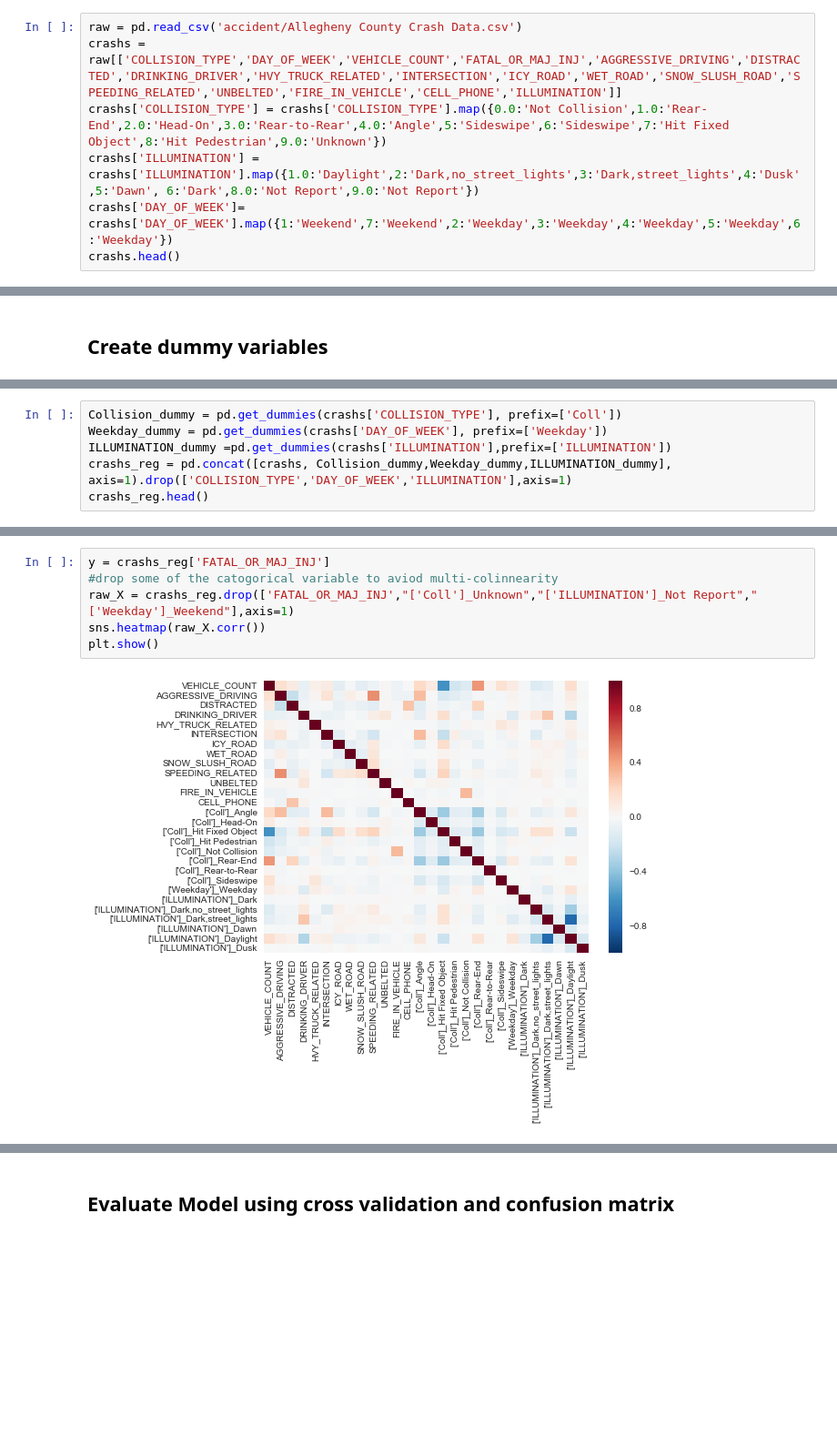
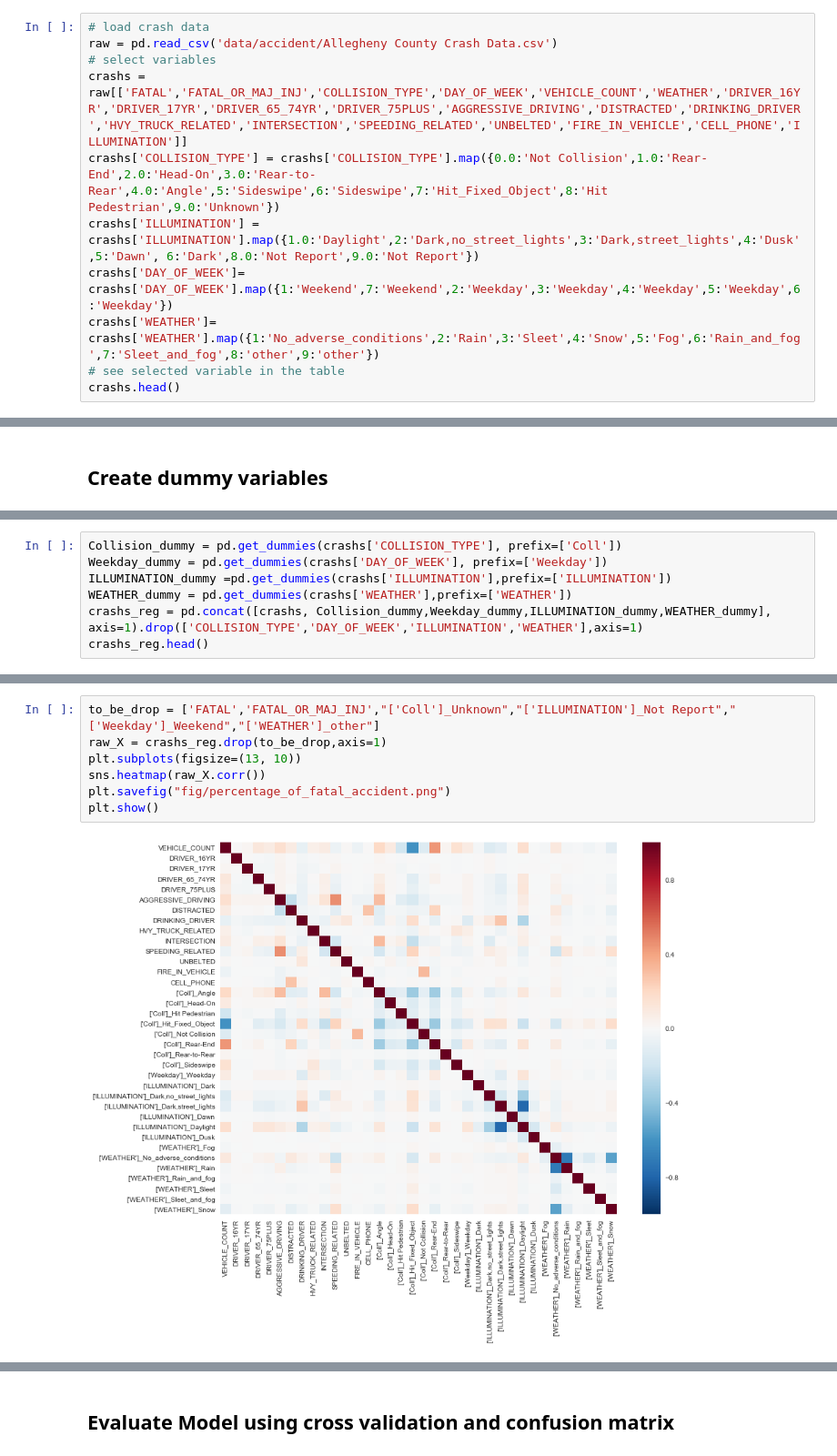
Before and after one commit to junemore/traffic-accidents-analysis, a Jupyter notebook: Notebook1_Logistic_Regression_on_Fatal_Accidents.ipynb, the cells around one changed output, grey strips where cells are left out. Shown at 91% size. Cells and saved outputs as stored; diff of their text form; blank space fills up the shorter version.

```diff
--- a/Notebook1_Logistic_Regression_on_Fatal_Accidents.ipynb
+++ b/Notebook1_Logistic_Regression_on_Fatal_Accidents.ipynb
@@ -17,8 +23,12 @@ warnings.filterwarnings('ignore')
 # %%
-raw = pd.read_csv('accident/Allegheny County Crash Data.csv')
-crashs = raw[['COLLISION_TYPE','DAY_OF_WEEK','VEHICLE_COUNT','FATAL_OR_MAJ_INJ','AGGRESSIVE_DRIVING','DISTRACTED','DRINKING_DRIVER','HVY_TRUCK_RELATED','INTERSECTION','ICY_ROAD','WET_ROAD','SNOW_SLUSH_ROAD','SPEEDING_RELATED','UNBELTED','FIRE_IN_VEHICLE','CELL_PHONE','ILLUMINATION']]
-crashs['COLLISION_TYPE'] = crashs['COLLISION_TYPE'].map({0.0:'Not Collision',1.0:'Rear-End',2.0:'Head-On',3.0:'Rear-to-Rear',4.0:'Angle',5:'Sideswipe',6:'Sideswipe',7:'Hit Fixed Object',8:'Hit Pedestrian',9.0:'Unknown'})
+# load crash data
+raw = pd.read_csv('data/accident/Allegheny County Crash Data.csv')
+# select variables
+crashs = raw[['FATAL','FATAL_OR_MAJ_INJ','COLLISION_TYPE','DAY_OF_WEEK','VEHICLE_COUNT','WEATHER','DRIVER_16YR','DRIVER_17YR','DRIVER_65_74YR','DRIVER_75PLUS','AGGRESSIVE_DRIVING','DISTRACTED','DRINKING_DRIVER','HVY_TRUCK_RELATED','INTERSECTION','SPEEDING_RELATED','UNBELTED','FIRE_IN_VEHICLE','CELL_PHONE','ILLUMINATION']]
+crashs['COLLISION_TYPE'] = crashs['COLLISION_TYPE'].map({0.0:'Not Collision',1.0:'Rear-End',2.0:'Head-On',3.0:'Rear-to-Rear',4.0:'Angle',5:'Sideswipe',6:'Sideswipe',7:'Hit_Fixed_Object',8:'Hit Pedestrian',9.0:'Unknown'})
 crashs['ILLUMINATION'] = crashs['ILLUMINATION'].map({1.0:'Daylight',2:'Dark,no_street_lights',3:'Dark,street_lights',4:'Dusk',5:'Dawn', 6:'Dark',8.0:'Not Report',9.0:'Not Report'})
 crashs['DAY_OF_WEEK']= crashs['DAY_OF_WEEK'].map({1:'Weekend',7:'Weekend',2:'Weekday',3:'Weekday',4:'Weekday',5:'Weekday',6:'Weekday'})
+crashs['WEATHER']= crashs['WEATHER'].map({1:'No_adverse_conditions',2:'Rain',3:'Sleet',4:'Snow',5:'Fog',6:'Rain_and_fog',7:'Sleet_and_fog',8:'other',9:'other'})
+# see selected variable in the table
 crashs.head()
 # %% [output]
@@ -77,6 +100,7 @@ CELL_PHONE
 Collision_dummy = pd.get_dummies(crashs['COLLISION_TYPE'], prefix=['Coll'])
 Weekday_dummy = pd.get_dummies(crashs['DAY_OF_WEEK'], prefix=['Weekday'])
 ILLUMINATION_dummy =pd.get_dummies(crashs['ILLUMINATION'],prefix=['ILLUMINATION'])
-crashs_reg = pd.concat([crashs, Collision_dummy,Weekday_dummy,ILLUMINATION_dummy], axis=1).drop(['COLLISION_TYPE','DAY_OF_WEEK','ILLUMINATION'],axis=1)
+WEATHER_dummy = pd.get_dummies(crashs['WEATHER'],prefix=['WEATHER'])
+crashs_reg = pd.concat([crashs, Collision_dummy,Weekday_dummy,ILLUMINATION_dummy,WEATHER_dummy], axis=1).drop(['COLLISION_TYPE','DAY_OF_WEEK','ILLUMINATION','WEATHER'],axis=1)
 crashs_reg.head()
 # %% [output]
@@ -89,8 +115,9 @@ crashs_reg.head()
 # %%
-y = crashs_reg['FATAL_OR_MAJ_INJ']
-#drop some of the catogorical variable to aviod multi-colinnearity
-raw_X = crashs_reg.drop(['FATAL_OR_MAJ_INJ',"['Coll']_Unknown","['ILLUMINATION']_Not Report","['Weekday']_Weekend"],axis=1)
+to_be_drop = ['FATAL','FATAL_OR_MAJ_INJ',"['Coll']_Unknown","['ILLUMINATION']_Not Report","['Weekday']_Weekend","['WEATHER']_other"]
+raw_X = crashs_reg.drop(to_be_drop,axis=1)
+plt.subplots(figsize=(13, 10))
 sns.heatmap(raw_X.corr())
+plt.savefig("fig/percentage_of_fatal_accident.png")
 plt.show()
 # %% [output]
-[figure, old version]
+[figure, new version]
```
Also changed, not shown: parts of 20 cells of this notebook, 10 other files.
